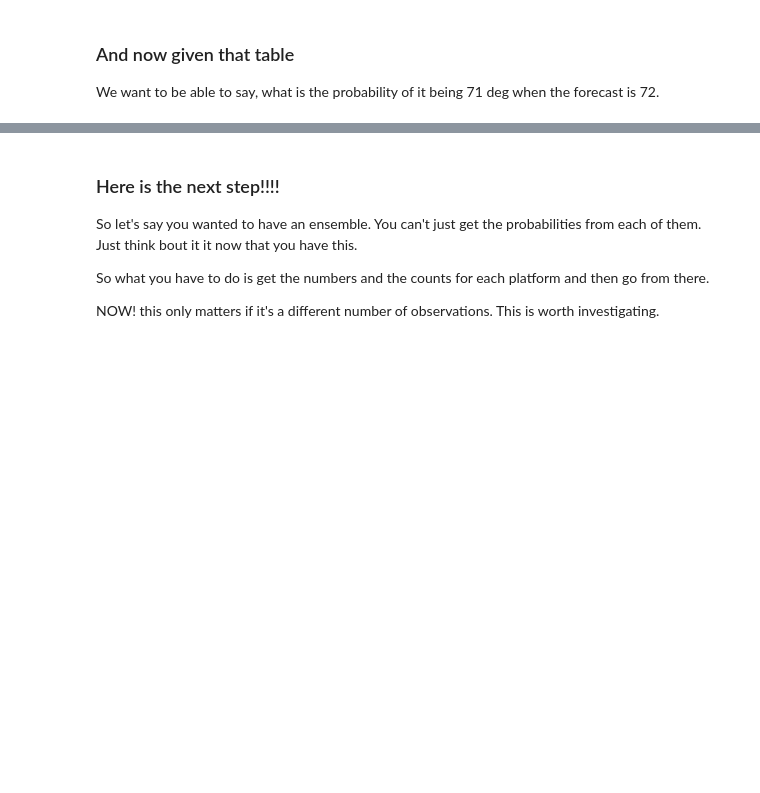
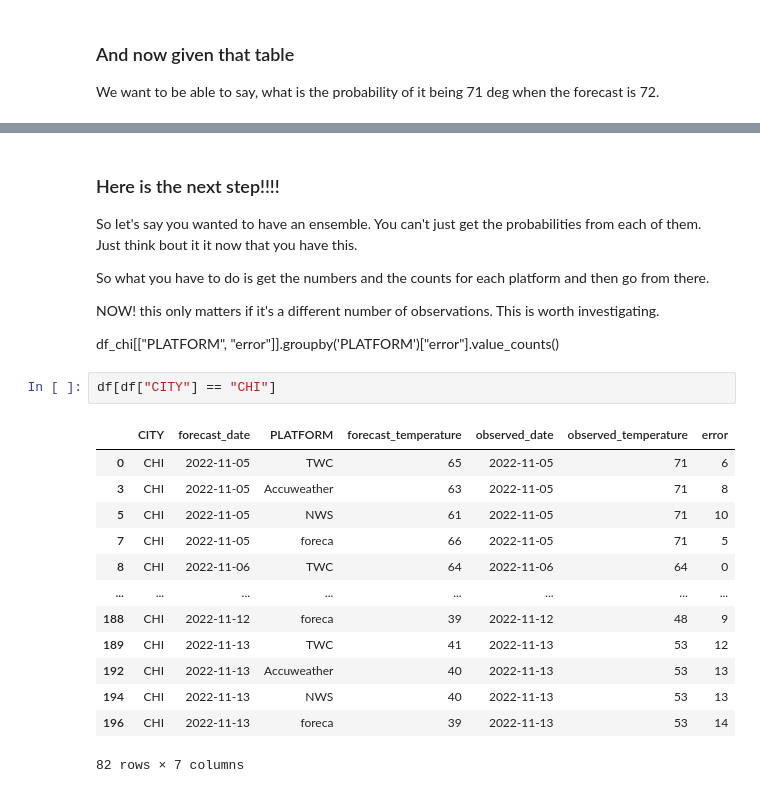
Before and after one commit to chondromalasia/weather, a Jupyter notebook: notebooks/Analytics-1.ipynb, the cells around one changed output, grey strips where cells are left out. Cells and saved outputs as stored; diff of their text form; blank space fills up the shorter version.

```diff
--- a/notebooks/Analytics-1.ipynb
+++ b/notebooks/Analytics-1.ipynb
@@ -344,3 +330,21 @@ So let's say you wanted to have an ensemble. You can't just get the probabilitie
 So what you have to do is get the numbers and the counts for each platform and then go from there.
 
 NOW! this only matters if it's a different number of observations. This is worth investigating.
+
+df_chi[["PLATFORM", "error"]].groupby('PLATFORM')["error"].value_counts()
+# %%
+df[df["CITY"] == "CHI"]
+# %% [output]
+|  | CITY | forecast_date | PLATFORM | forecast_temperature | observed_date | observed_temperature | error |
+| 0 | CHI | 2022-11-05 | TWC | 65 | 2022-11-05 | 71 | 6 |
+| 3 | CHI | 2022-11-05 | Accuweather | 63 | 2022-11-05 | 71 | 8 |
+| 5 | CHI | 2022-11-05 | NWS | 61 | 2022-11-05 | 71 | 10 |
+| 7 | CHI | 2022-11-05 | foreca | 66 | 2022-11-05 | 71 | 5 |
+| 8 | CHI | 2022-11-06 | TWC | 64 | 2022-11-06 | 64 | 0 |
+| ... | ... | ... | ... | ... | ... | ... | ... |
+| 188 | CHI | 2022-11-12 | foreca | 39 | 2022-11-12 | 48 | 9 |
+| 189 | CHI | 2022-11-13 | TWC | 41 | 2022-11-13 | 53 | 12 |
+| 192 | CHI | 2022-11-13 | Accuweather | 40 | 2022-11-13 | 53 | 13 |
+| 194 | CHI | 2022-11-13 | NWS | 40 | 2022-11-13 | 53 | 13 |
+| 196 | CHI | 2022-11-13 | foreca | 39 | 2022-11-13 | 53 | 14 |
+82 rows × 7 columns
```
Also changed, not shown: parts of 29 cells of this notebook, 1 other file.
